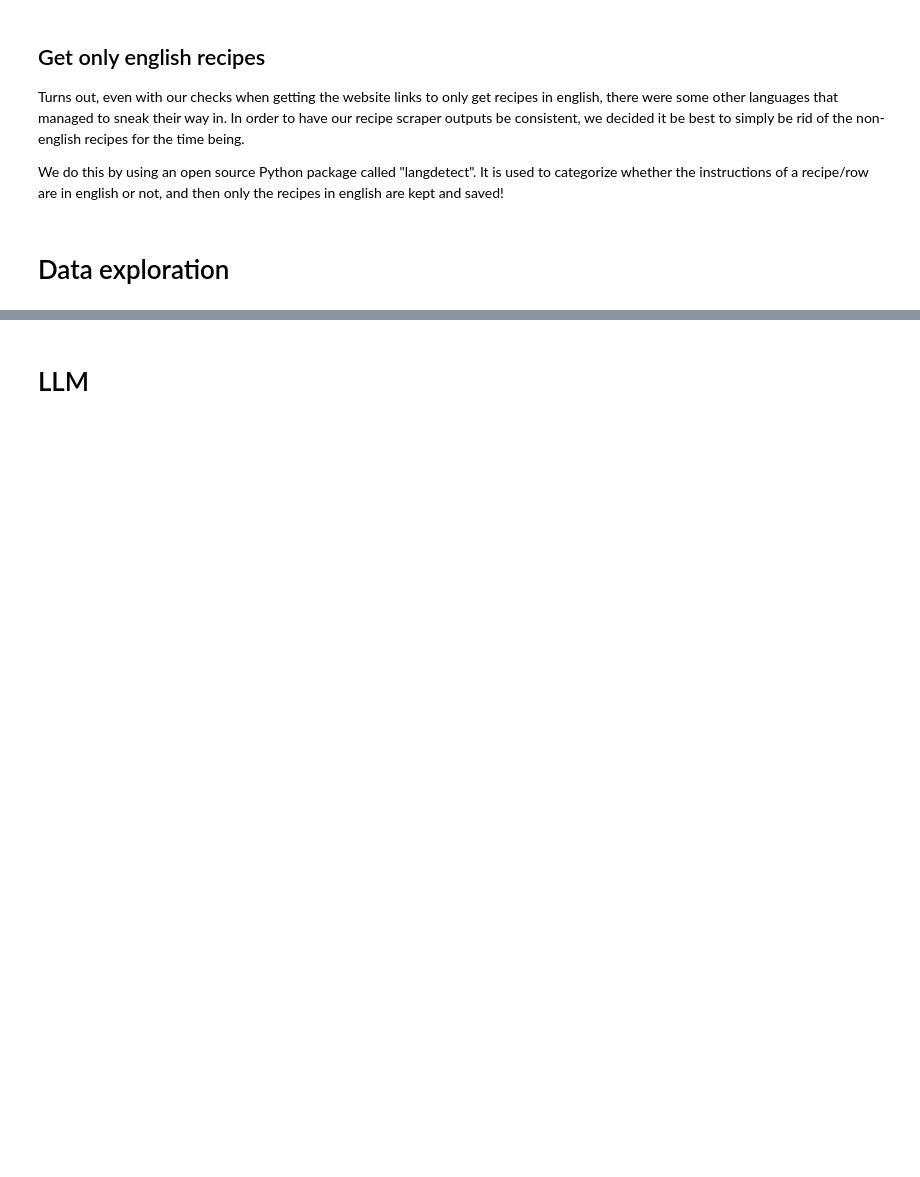
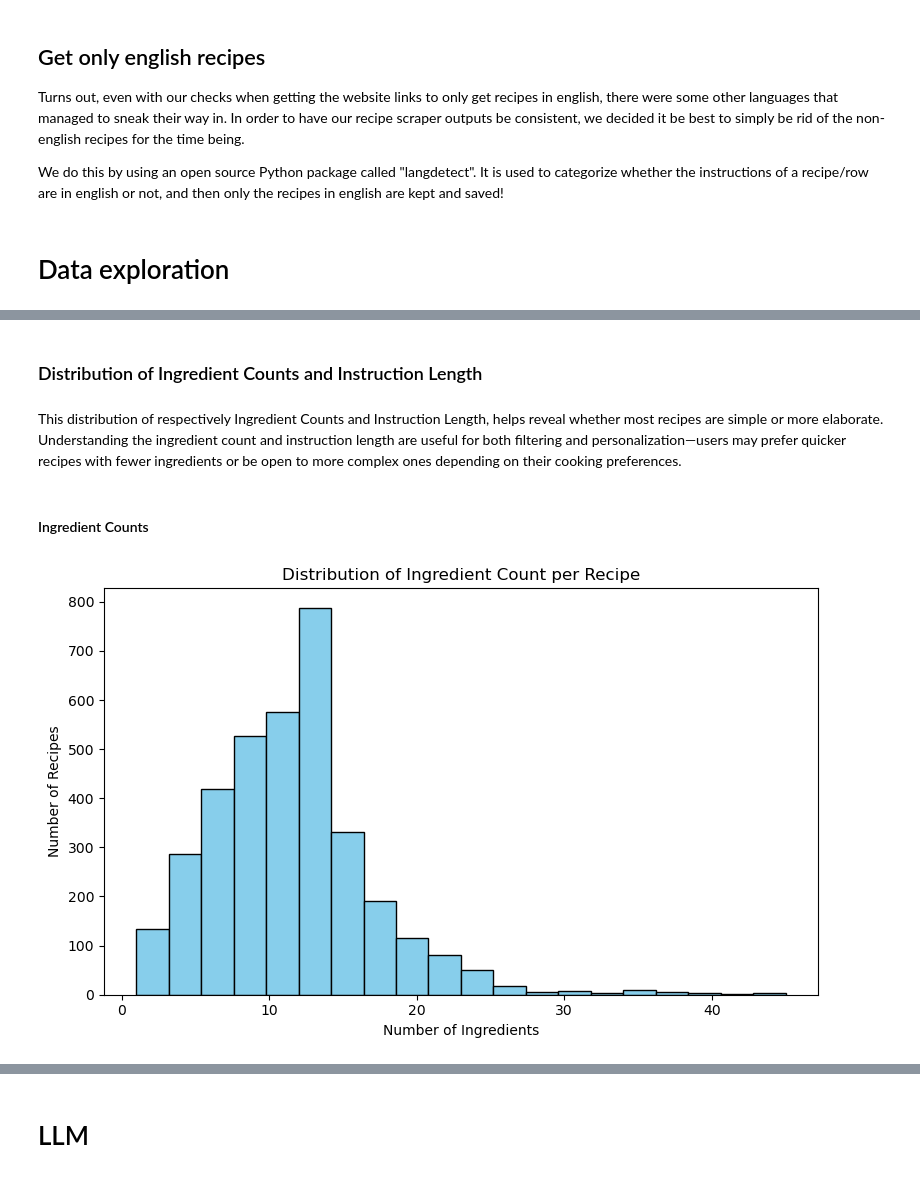
Before and after one commit to s243933/DTU_ABA_2025, a Jupyter notebook: Report/report_group4.ipynb, the cells around one changed output, grey strips where cells are left out. Saved outputs shown, nothing was run; the diff lists cells and outputs as text; code cells hidden in the pictures; blank space fills up the shorter version.

```diff
--- a/Report/report_group4.ipynb
+++ b/Report/report_group4.ipynb
@@ -418,0 +503,23 @@ english_recipes.to_csv(r'recipes\english_recipes.csv', index=False)
+# %% [markdown]
+### Distribution of Ingredient Counts and Instruction Length
+# %% [markdown]
+This distribution of respectively Ingredient Counts and Instruction Length, helps reveal whether most recipes are simple or more elaborate. Understanding the ingredient count and instruction length are useful for both filtering and personalization—users may prefer quicker recipes with fewer ingredients or be open to more complex ones depending on their cooking preferences.
+# %% [markdown]
+#### Ingredient Counts
+# %%
+# Count number of ingredients (by converting string to list first)
+english_recipes_df['ingredient_count'] = english_recipes_df['Ingredients'].apply(
+    lambda x: len(ast.literal_eval(x)) if pd.notnull(x) else 0
+)
+
+# Ingredient Count per Recipe
+plt.figure(figsize=(8, 5))
+english_recipes_df['ingredient_count'].hist(bins=20, color='skyblue', edgecolor='black')
+plt.title('Distribution of Ingredient Count per Recipe')
+plt.xlabel('Number of Ingredients')
+plt.ylabel('Number of Recipes')
+plt.grid(False)
+plt.tight_layout()
+plt.show()
+# %% [output]
+[figure, added]
```
Also changed, not shown: parts of 28 cells of this notebook.
